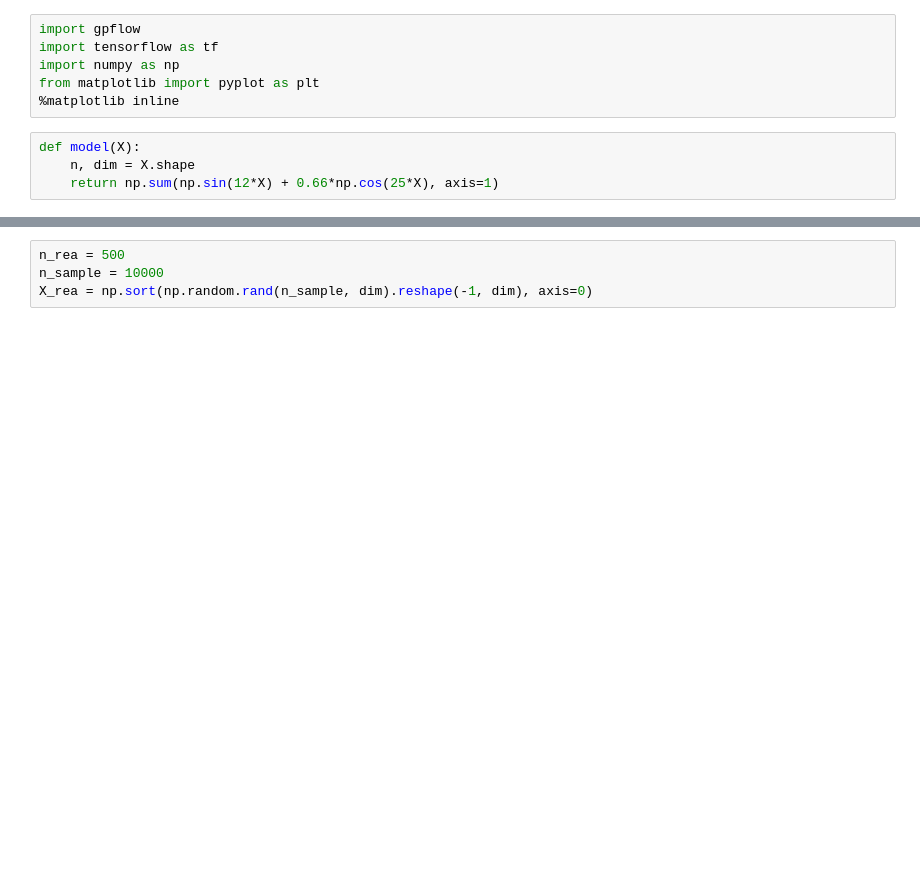
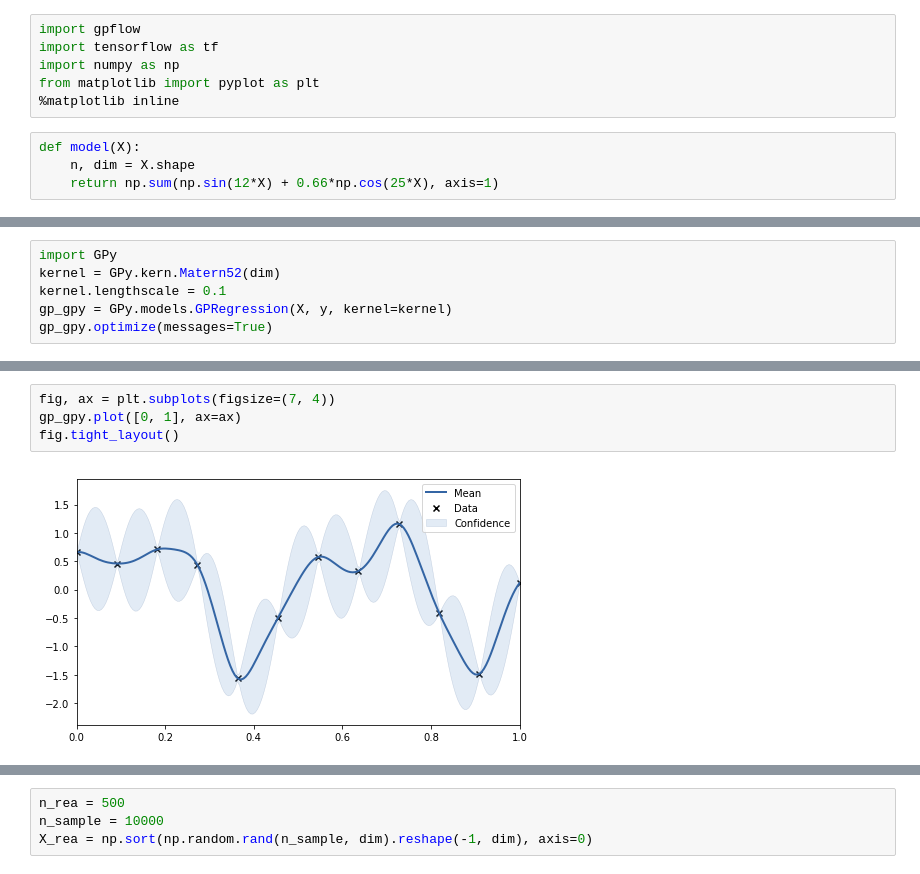
Before and after one commit to josephmure/otshapley, a Jupyter notebook: examples/test-gpflow.ipynb, the cells around one changed output, grey strips where cells are left out. Cells and saved outputs as stored; diff of their text form; blank space fills up the shorter version.

```diff
--- a/examples/test-gpflow.ipynb
+++ b/examples/test-gpflow.ipynb
@@ -40,0 +70,6 @@ def predict(X):
+# %%
+import GPy
+kernel = GPy.kern.Matern52(dim)
+kernel.lengthscale = 0.1
+gp_gpy = GPy.models.GPRegression(X, y, kernel=kernel)
+gp_gpy.optimize(messages=True)
@@ -40,0 +100,6 @@ def predict(X):
+# %%
+fig, ax = plt.subplots(figsize=(7, 4))
+gp_gpy.plot([0, 1], ax=ax)
+fig.tight_layout()
+# %% [output]
+[figure, added]
```
Also changed, not shown: parts of 27 cells of this notebook, 7 other files.
